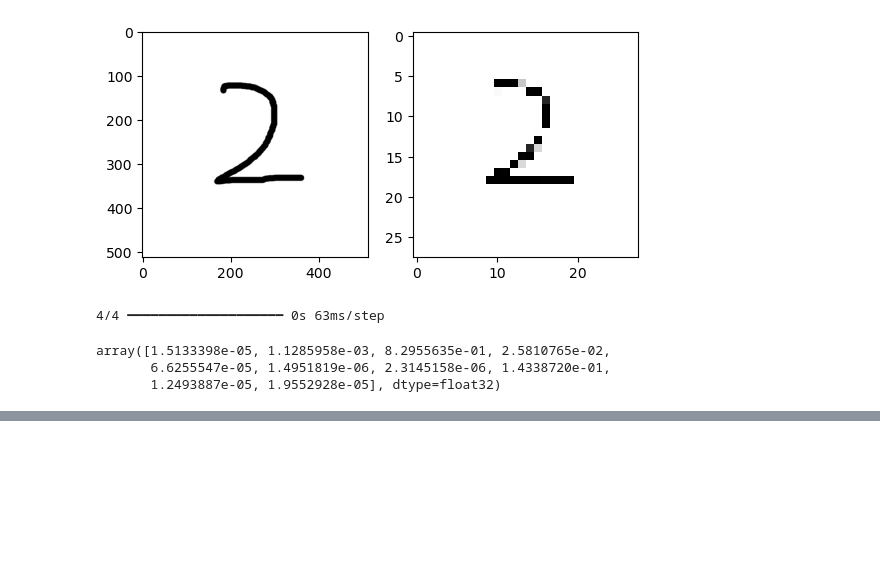
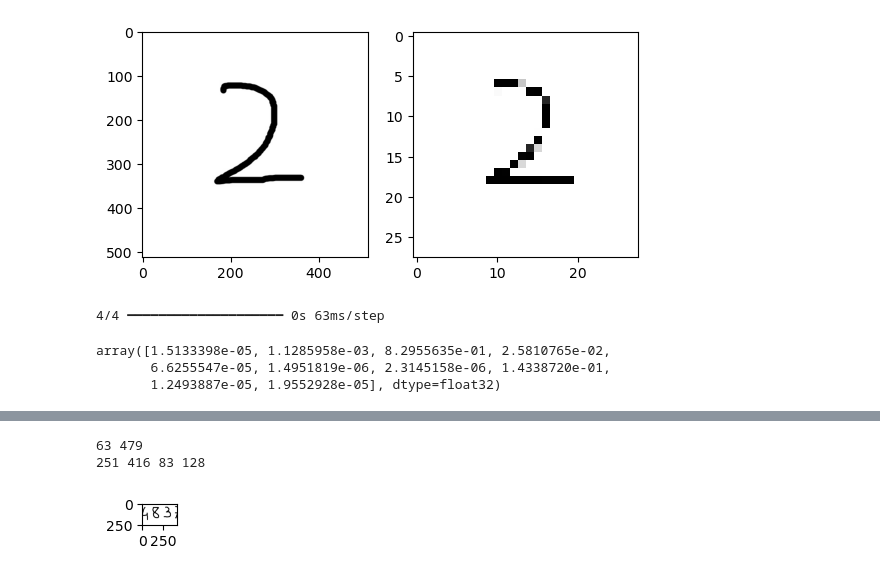
Before and after one commit to achamaria2701/digitrecognition, a Jupyter notebook: notebook/MODEL TRAINING.ipynb, the cells around one changed output, grey strips where cells are left out. Cells and saved outputs as stored; diff of their text form; code cells hidden in the pictures; blank space fills up the shorter version.

```diff
--- a/notebook/MODEL TRAINING.ipynb
+++ b/notebook/MODEL TRAINING.ipynb
@@ -299,0 +335,48 @@ for i in range(test.shape[0]):
+# %%
+def check_image_validity(image):
+    rows = image.shape[0]
+    cols = image.shape[1]
+    hsum = np.sum(image, axis=1)
+    vsum = np.sum(image, axis=0)
+    hzero = len(hsum[hsum == 0])
+    vzero = len(vsum[vsum == 0])
+    print(rows, cols, hzero, vzero)
+    if hzero > 0.8*rows or vzero > 0.8*cols:
+        return False
+    else:
+        return True
+# %%
+localization = []
+right = 0
+count = 1
+while vdiff[right] == 0:
+    right += 1
+leftmid = right // 2
+i = right
+while i < vdiff.shape[0]:
+    if vdiff[i] != 0:
+        i += 1
+        continue
+    else:
+        left = i
+        while i < vdiff.shape[0] and vdiff[i] == 0:
+            i += 1
+        right = i
+        if right-left <= 5:
+            continue
+        else:
+            rightmid = (left+right) // 2
+
+            print(leftmid, rightmid)
+            temp = img[:,leftmid:rightmid]
+            if check_image_validity(temp):
+                localization.append(temp)
+                plt.subplot(1, 12, count)
+                count += 1
+                plt.imshow(img[:,leftmid:rightmid], cmap='Greys')
+            leftmid = rightmid
+    i += 1
+# %% [output]
+63 479
+251 416 83 128
+[figure, added]
```
Also changed, not shown: parts of 48 cells of this notebook, 7 other files.
